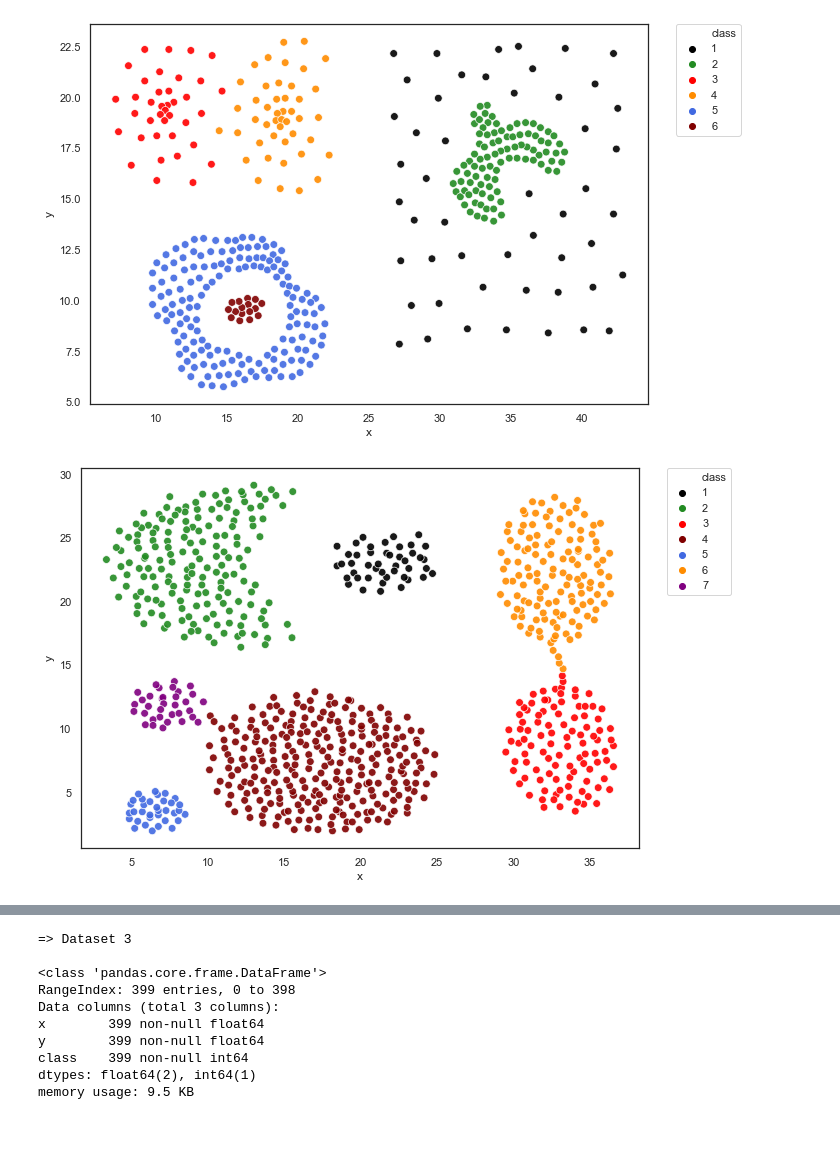
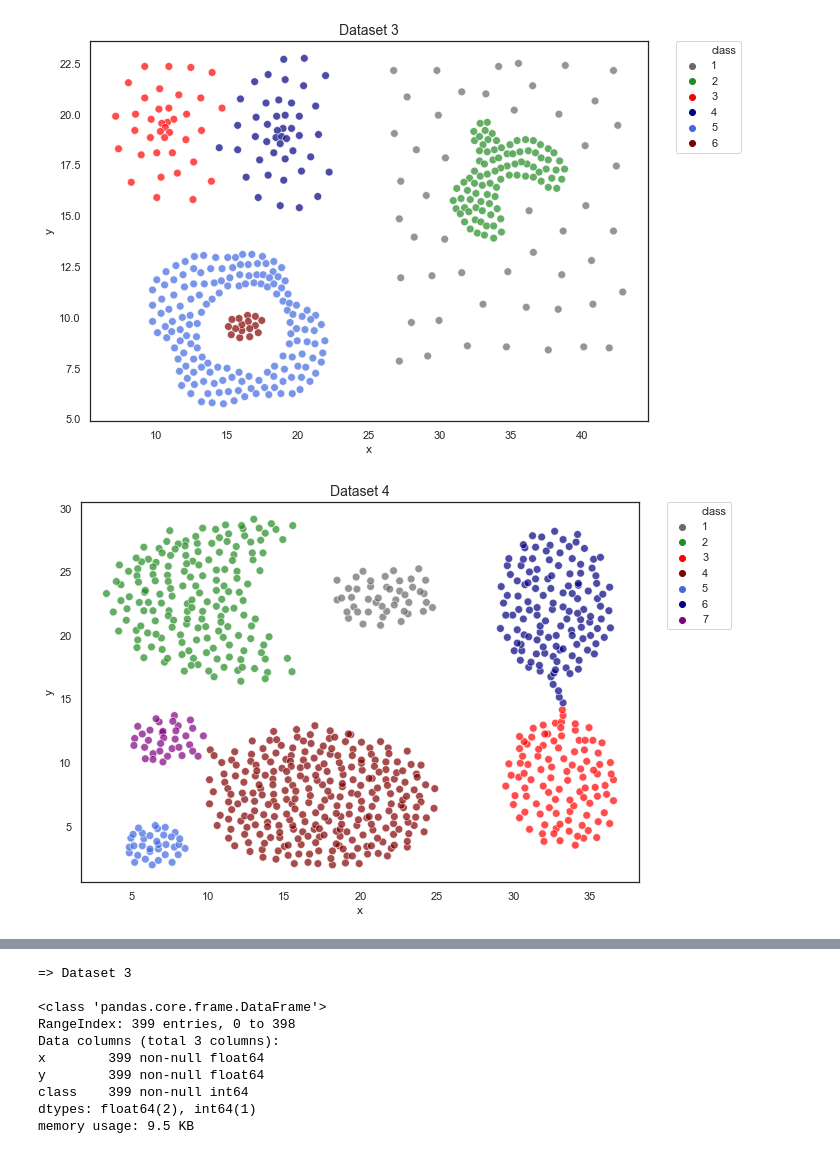
Before and after one commit to bharat-suri/CSE_5243, a Jupyter notebook: Lab-4/lab_4_senthilkumar_16_suri_40.ipynb, the cells around one changed output, grey strips where cells are left out. Saved outputs shown, nothing was run; the diff lists cells and outputs as text; code cells hidden in the pictures.

Commit message:
Changed colors

```diff
--- a/Lab-4/lab_4_senthilkumar_16_suri_40.ipynb
+++ b/Lab-4/lab_4_senthilkumar_16_suri_40.ipynb
@@ -9,8 +9,8 @@ from sklearn.cluster import KMeans, AgglomerativeClustering, DBSCAN
 
 %matplotlib inline
 sns.set(style='white')
-colors = [['black', 'forestgreen', 'red', 'darkorange', 'royalblue', 'maroon'],
-          ['black', 'forestgreen', 'red', 'maroon', 'royalblue', 'darkorange', 'purple'],
+colors = [['dimgray', 'forestgreen', 'red', 'navy', 'royalblue', 'maroon'],
+          ['dimgray', 'forestgreen', 'red', 'maroon', 'royalblue', 'navy', 'purple'],
           ['forestgreen', 'red', 'royalblue']]
 np.random.seed(0)
 # %%
@@ -30,7 +30,7 @@ dataset_5 = pd.read_csv('data/cluster_ds5.csv',
 # %%
 # Function to plot
 
-def plot_scatter(df, labels, colors, centers=None):
+def plot_scatter(df, labels, colors, centers=None, title=None):
     fig = plt.figure(figsize=[10, 7])
     s = sns.scatterplot(x=df['x'],
                         y=df['y'],
@@ -38,16 +38,18 @@ def plot_scatter(df, labels, colors, centers=None):
                         legend='full',
                         palette=colors,
                         s=60,
-                        alpha=0.9)
+                        alpha=0.7)
     l = plt.legend(bbox_to_anchor=(1.05, 1), loc=2, borderaxespad=0.)
+    if title:
+        t = plt.title(title, fontsize=14)
     plt.show()
     plt.close()
 # %%
 # Original clusters
 
-plot_scatter(dataset_3[['x', 'y']], dataset_3['class'], colors[0])
-plot_scatter(dataset_4[['x', 'y']], dataset_4['class'], colors[1])
-plot_scatter(dataset_5[['x', 'y']], dataset_5['class'], colors[2])
+plot_scatter(dataset_3[['x', 'y']], dataset_3['class'], colors[0], title='Dataset 3')
+plot_scatter(dataset_4[['x', 'y']], dataset_4['class'], colors[1], title='Dataset 4')
+plot_scatter(dataset_5[['x', 'y']], dataset_5['class'], colors[2], title='Dataset 5')
 # %% [output]
-[figure, old version]
+[figure, new version]
-[figure, old version]
+[figure, new version]
```
Also changed, not shown: parts of 3 cells of this notebook.
